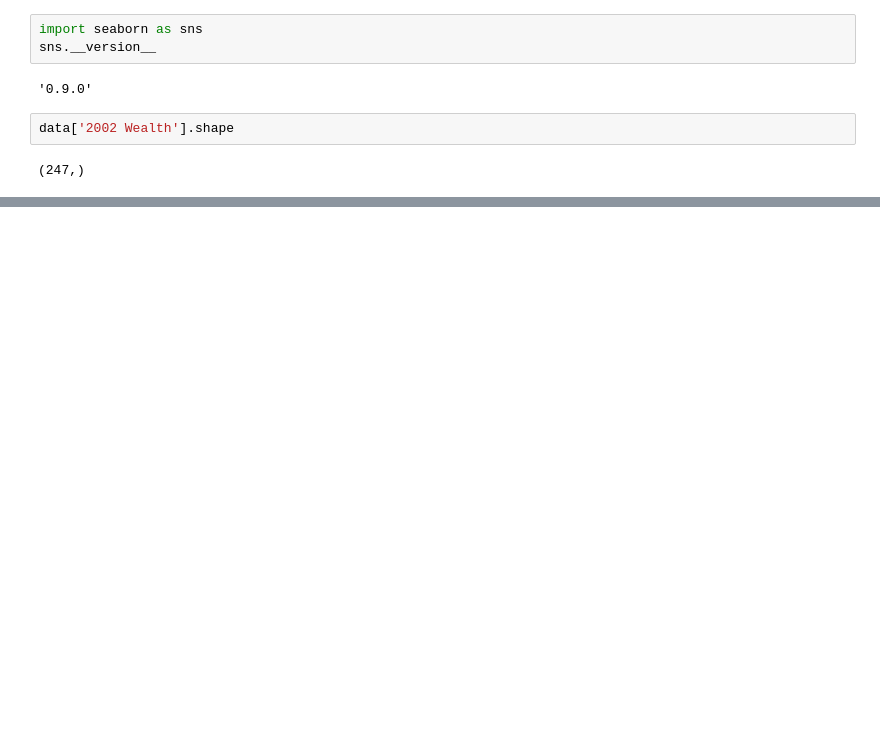
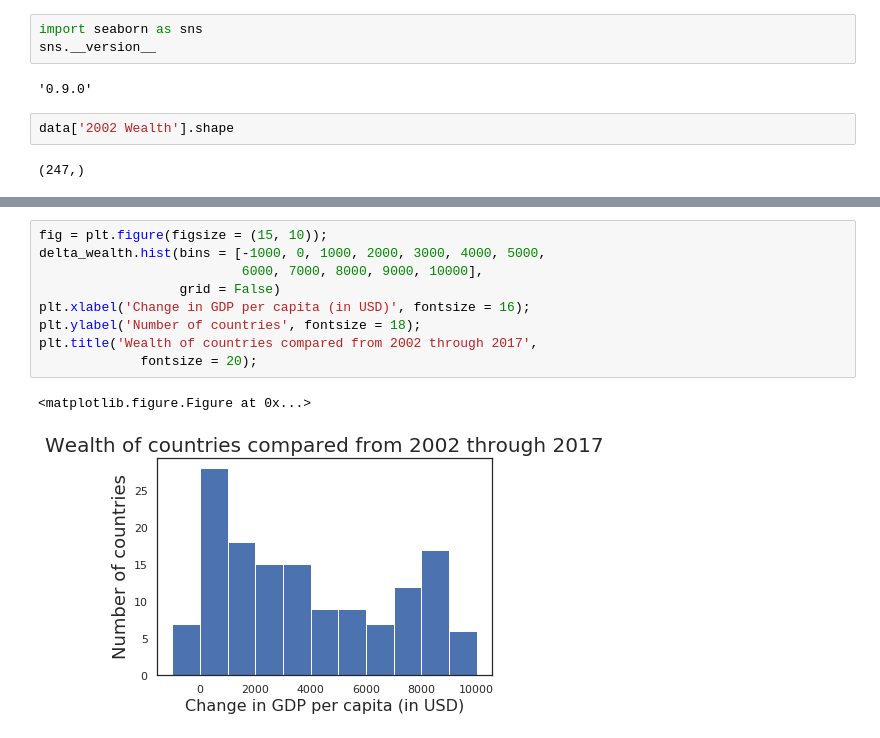
Before and after one commit to samirgadkari/cia_factbook_analysis, a Jupyter notebook: Project1.ipynb, the cells around one changed output, grey strips where cells are left out. Saved outputs shown, nothing was run; the diff lists cells and outputs as text; blank space fills up the shorter version.

```diff
--- a/Project1.ipynb
+++ b/Project1.ipynb
@@ -593,0 +674,12 @@ max(delta_y)
+# %%
+fig = plt.figure(figsize = (15, 10));
+delta_wealth.hist(bins = [-1000, 0, 1000, 2000, 3000, 4000, 5000,
+                          6000, 7000, 8000, 9000, 10000],
+                  grid = False)
+plt.xlabel('Change in GDP per capita (in USD)', fontsize = 16);
+plt.ylabel('Number of countries', fontsize = 18);
+plt.title('Wealth of countries compared from 2002 through 2017',
+             fontsize = 20);
+# %% [output]
+<matplotlib.figure.Figure at 0x...>
+[figure, added]
```
Also changed, not shown: parts of 13 cells of this notebook.
